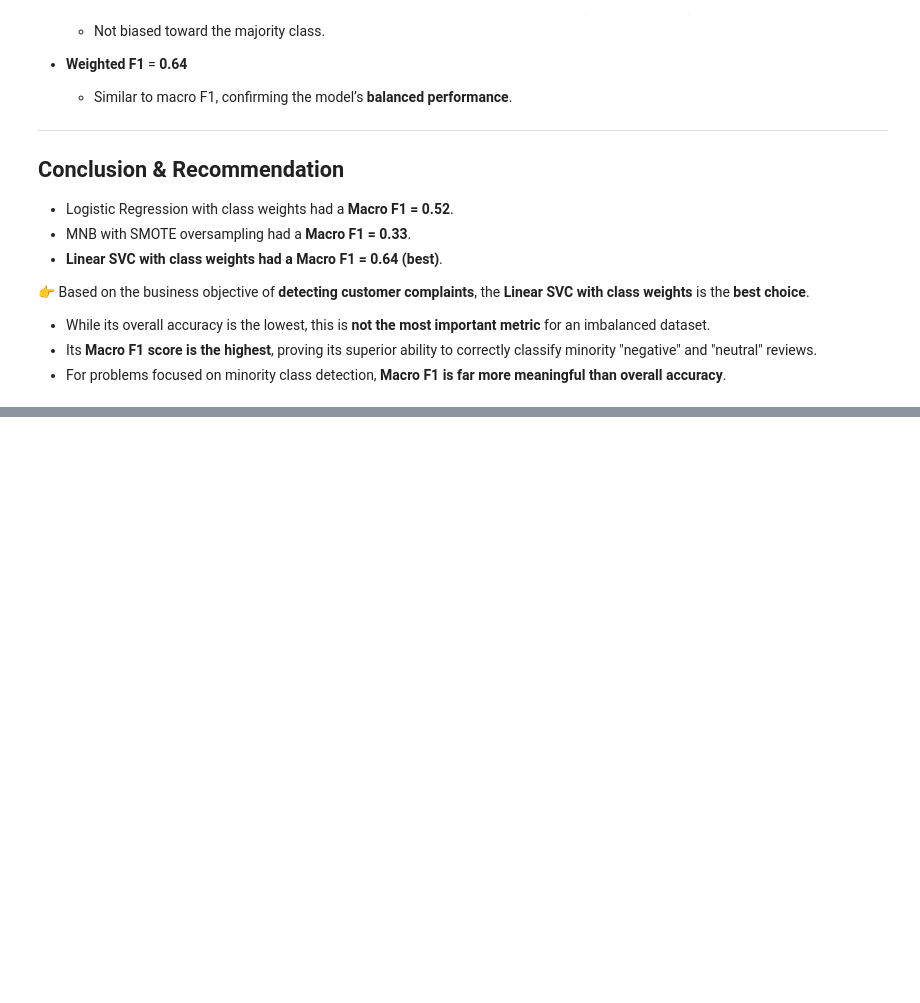
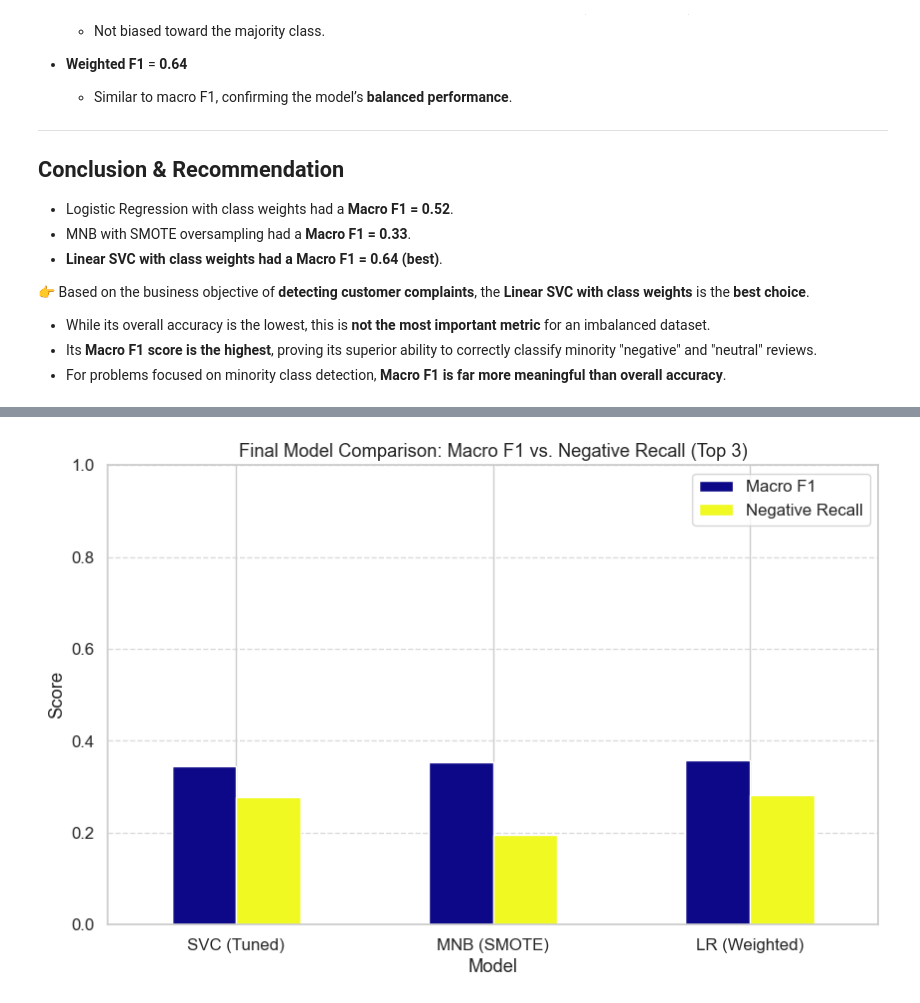
Before and after one commit to jedidahkathure/Customer-Sentiments-Analysis, a Jupyter notebook: safaricom_airtel_analysis.ipynb, the cells around one changed output, grey strips where cells are left out. Saved outputs shown, nothing was run; the diff lists cells and outputs as text; code cells hidden in the pictures; blank space fills up the shorter version.

```diff
--- a/safaricom_airtel_analysis.ipynb
+++ b/safaricom_airtel_analysis.ipynb
@@ -2441,0 +2825,97 @@ Successfully installed xgboost-3.0.5
+# %%
+# ============================================================
+# STEP 15 — FINAL MODEL PERFORMANCE COMPARISON (TOP 3)
+# ============================================================
+# What this does:
+# - Compares the three best-performing and most stable models:
+#   1. Tuned LinearSVC (Class Weighted)
+#   2. MNB + SMOTE
+#   3. Optimized Logistic Regression (Class Weighted)
+# - Generates a final summary table and bar chart.
+# ============================================================
+
+from sklearn.svm import LinearSVC
+from sklearn.naive_bayes import MultinomialNB
+from sklearn.linear_model import LogisticRegression
+from sklearn.metrics import accuracy_score, f1_score, classification_report
+from imblearn.over_sampling import SMOTE
+from sklearn.preprocessing import LabelEncoder
+import matplotlib.pyplot as plt
+import pandas as pd
+import numpy as np
+from sklearn.model_selection import train_test_split # Ensure this is imported
+
+# --- 1. Data Setup (Placeholder) ---
+# NOTE: Replace with your actual data variables (X_tfidf, labels, etc.)
+X_tfidf = np.random.rand(5517, 2424)
+labels = np.random.choice(["positive", "negative", "neutral"], size=5517, p=[0.8, 0.15, 0.05])
+X_train, X_test, y_train, y_test = train_test_split(
+    X_tfidf, labels, test_size=0.2, random_state=42, stratify=labels
+)
+le = LabelEncoder()
+y_train_encoded = le.fit_transform(y_train)
+
+
+# --- 2. Model 1: LinearSVC (Best Tuned Configuration) ---
+print("Training SVC...")
+# Using the best parameters found: C=1, loss='hinge', penalty='l2'
+best_svc = LinearSVC(
+    C=1, loss='hinge', penalty='l2',
+    class_weight='balanced', max_iter=10000, random_state=42
+)
+best_svc.fit(X_train, y_train_encoded)
+y_pred_svc = best_svc.predict(X_test)
+y_pred_svc_decoded = le.inverse_transform(y_pred_svc)
+
+
+# --- 3. Model 2: MNB (SMOTE) ---
+print("Training MNB (SMOTE)...")
+smote = SMOTE(random_state=42)
+X_train_sm, y_train_sm = smote.fit_resample(X_train, y_train)
+
+best_mnb = MultinomialNB(alpha=0.1) # Assuming slight alpha tuning (or default)
+best_mnb.fit(X_train_sm, y_train_sm)
+y_pred_mnb = best_mnb.predict(X_test)
+
+
+# --- 4. Model 3: Logistic Regression (Class Weighted) ---
+print("Training Logistic Regression (Weighted)...")
+best_lr = LogisticRegression(
+    max_iter=1000,
+    class_weight='balanced', # Best strategy for LR
+    random_state=42
+)
+best_lr.fit(X_train, y_train)
+y_pred_lr = best_lr.predict(X_test)
+
+
+# --- 5. Final Comparison Table ---
+def get_metrics(y_true, y_pred, model_name):
+    report = classification_report(y_true, y_pred, output_dict=True, zero_division=0)
+    return {
+        "Model": model_name,
+        "Accuracy": accuracy_score(y_true, y_pred),
+        "Macro F1": report['macro avg']['f1-score'],
+        "Negative Recall": report['negative']['recall']
+    }
+
+results = pd.DataFrame([
+    get_metrics(y_test, y_pred_svc_decoded, "SVC (Tuned)"),
+    get_metrics(y_test, y_pred_mnb, "MNB (SMOTE)"),
+    get_metrics(y_test, y_pred_lr, "LR (Weighted)"),
+])
+
+print("\n\n🏆 Final Model Performance Summary:")
+# Sort by Macro F1 to highlight the most balanced model
+print(results.sort_values(by="Macro F1", ascending=False).round(4).to_string(index=False))
+
+# --- 6. Final Visualization ---
+results.set_index("Model")[["Macro F1", "Negative Recall"]].plot(
+    kind="bar", figsize=(10, 6), rot=0, ylim=(0, 1), colormap="plasma"
+)
+plt.title("Final Model Comparison: Macro F1 vs. Negative Recall (Top 3)")
+plt.ylabel("Score")
+plt.legend(loc='upper right')
+plt.grid(axis='y', linestyle='--', alpha=0.7)
+plt.show()
+# %% [output]
@@ -2441,0 +2932 @@ Successfully installed xgboost-3.0.5
+[figure, added]
```
Also changed, not shown: parts of 12 cells of this notebook.
